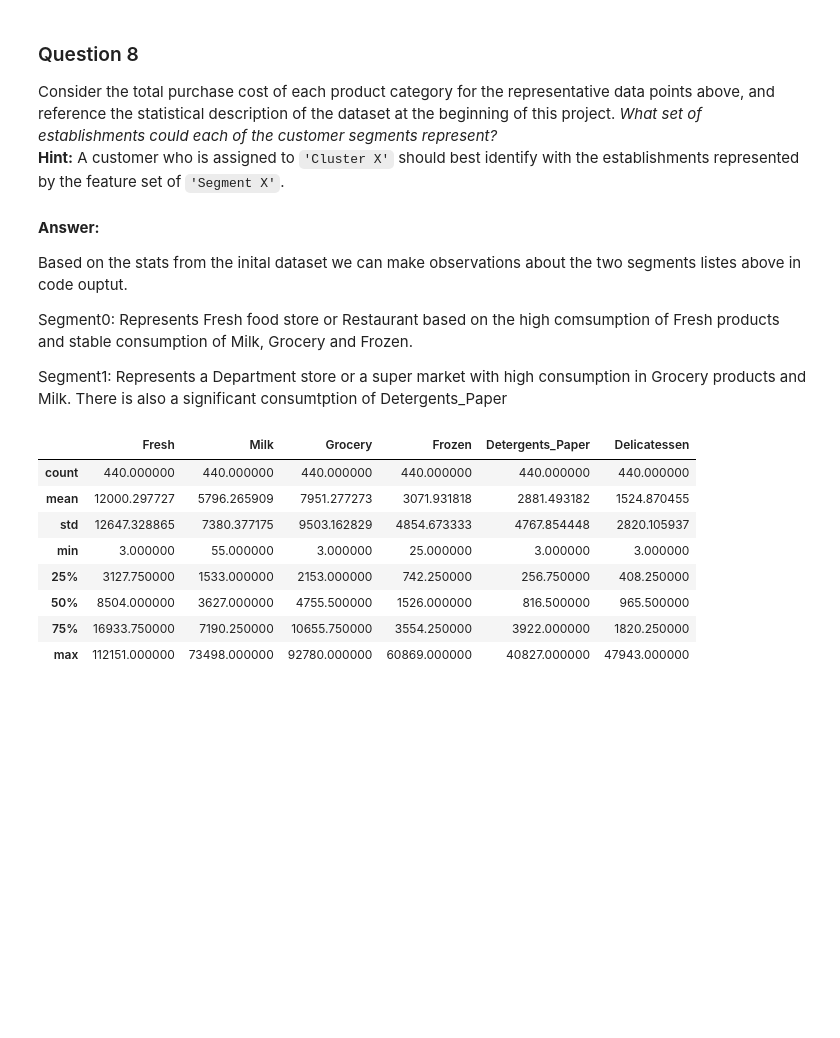
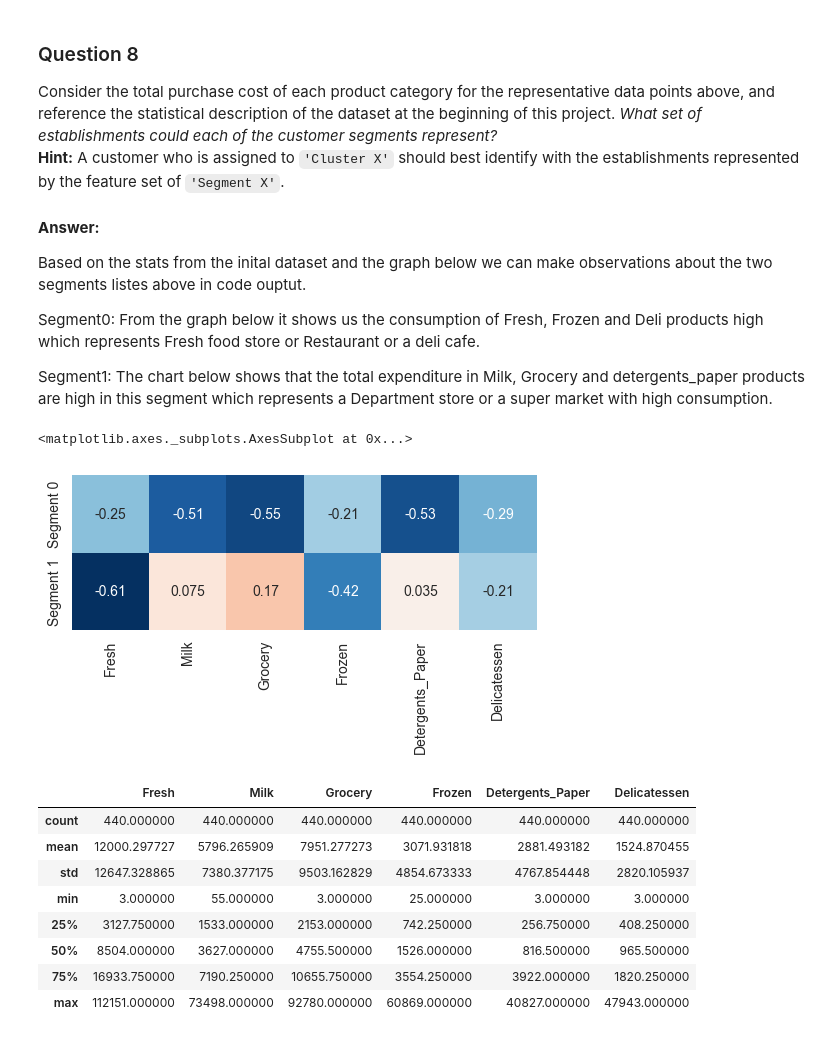
Before and after one commit to Raj85/Customer_Segmentation_MLNDP_Project_3, a Jupyter notebook: customer_segments.ipynb, the cells around one changed output. Drawn from its saved outputs; the diff is of its cells as text; code cells hidden in the pictures; blank space fills up the shorter version.

```diff
--- a/customer_segments.ipynb
+++ b/customer_segments.ipynb
@@ -605,11 +616,16 @@ Consider the total purchase cost of each product category for the representative
 # %% [markdown]
 **Answer:**
 
-Based on the stats from the inital dataset we can make observations about the two segments listes above in code ouptut.
+Based on the stats from the inital dataset and the graph below we can make observations about the two segments listes above in code ouptut.
 
-Segment0: Represents Fresh food store or Restaurant based on the high comsumption of Fresh products and stable consumption of Milk, Grocery and Frozen.
+Segment0: From the graph below it shows us the consumption of Fresh, Frozen and Deli products high which represents Fresh food store or Restaurant or a deli cafe.
 
-Segment1: Represents a Department store or a super market with high consumption in Grocery products and Milk. There is also a significant consumtption of Detergents_Paper
+Segment1: The chart below shows that the total expenditure in Milk, Grocery and detergents_paper products are high in this segment which represents a Department store or a super market with high consumption.
+# %%
+sns.heatmap((true_centers-data.mean())/data.std(ddof=1), annot=True, cbar=False, square=True)
+# %% [output]
+<matplotlib.axes._subplots.AxesSubplot at 0x...>
+[figure, added]
 # %%
 display(data.describe())
 # %% [output]
```
Also changed, not shown: parts of 13 cells of this notebook, 1 other file.
